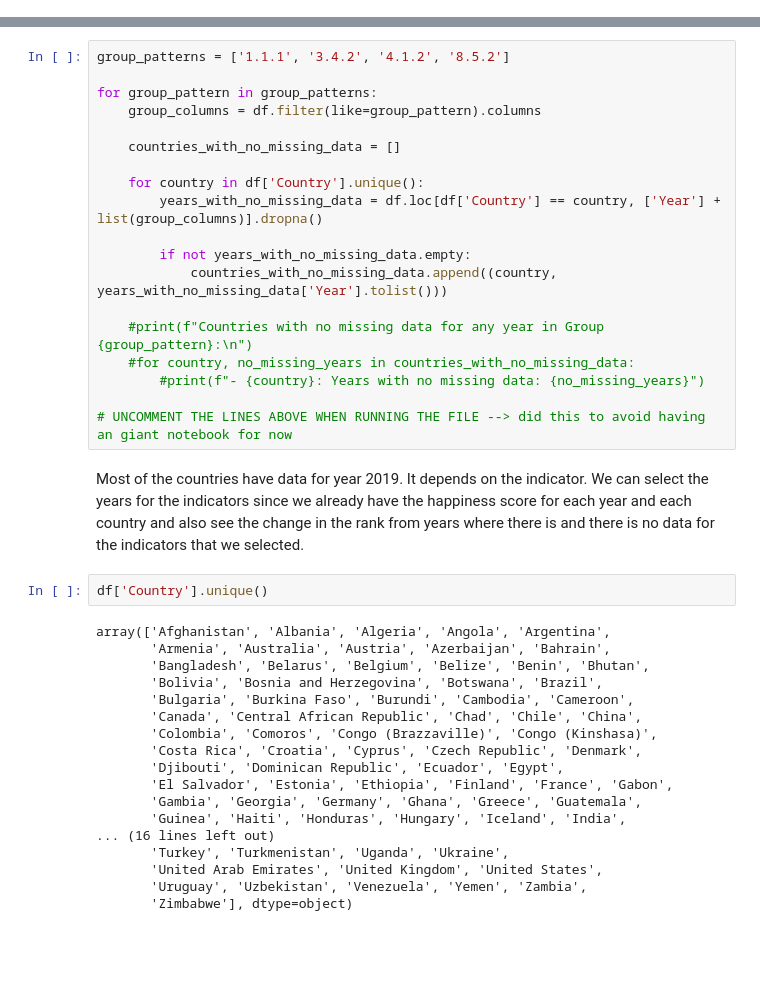
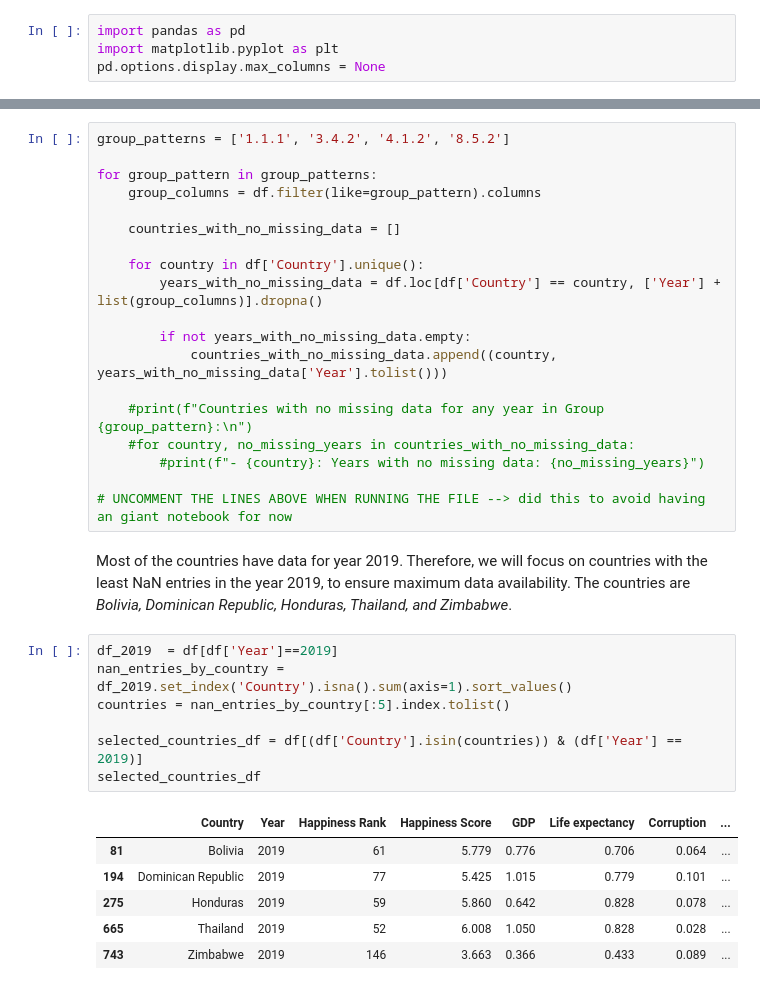
Before and after one commit to lboekestein/DWproject, a Jupyter notebook: src/dataexploring.ipynb, the cells around one changed output, grey strips where cells are left out. Drawn from its saved outputs; the diff is of its cells as text; blank space fills up the shorter version.

Commit message:
Narrowed down countries and year

```diff
--- a/src/dataexploring.ipynb
+++ b/src/dataexploring.ipynb
@@ -7,3 +5,7 @@ import pandas as pd
+# %%
+import pandas as pd
+import matplotlib.pyplot as plt
+pd.options.display.max_columns = None
 # %% [markdown]
 ## Merging happiness datasets from years 2015-2019
 # %% [markdown]
@@ -356,25 +342,19 @@ for group_pattern in group_patterns:
         #print(f"- {country}: Years with no missing data: {no_missing_years}")
 
 # UNCOMMENT THE LINES ABOVE WHEN RUNNING THE FILE --> did this to avoid having an giant notebook for now
-# %% [markdown]
-Most of the countries have data for year 2019. It depends on the indicator. We can select the years for the indicators since we already have the happiness score for each year and each country and also see the change in the rank from years where there is and there is no data for the indicators that we selected.
-# %%
-df['Country'].unique()
-# %% [output]
-array(['Afghanistan', 'Albania', 'Algeria', 'Angola', 'Argentina',
-       'Armenia', 'Australia', 'Austria', 'Azerbaijan', 'Bahrain',
-       'Bangladesh', 'Belarus', 'Belgium', 'Belize', 'Benin', 'Bhutan',
-       'Bolivia', 'Bosnia and Herzegovina', 'Botswana', 'Brazil',
-       'Bulgaria', 'Burkina Faso', 'Burundi', 'Cambodia', 'Cameroon',
-       'Canada', 'Central African Republic', 'Chad', 'Chile', 'China',
-       'Colombia', 'Comoros', 'Congo (Brazzaville)', 'Congo (Kinshasa)',
-       'Costa Rica', 'Croatia', 'Cyprus', 'Czech Republic', 'Denmark',
-       'Djibouti', 'Dominican Republic', 'Ecuador', 'Egypt',
-       'El Salvador', 'Estonia', 'Ethiopia', 'Finland', 'France', 'Gabon',
-       'Gambia', 'Georgia', 'Germany', 'Ghana', 'Greece', 'Guatemala',
-       'Guinea', 'Haiti', 'Honduras', 'Hungary', 'Iceland', 'India',
-... (16 lines left out)
-       'Turkey', 'Turkmenistan', 'Uganda', 'Ukraine',
-       'United Arab Emirates', 'United Kingdom', 'United States',
-       'Uruguay', 'Uzbekistan', 'Venezuela', 'Yemen', 'Zambia',
-       'Zimbabwe'], dtype=object)
+# %% [markdown]
+Most of the countries have data for year 2019. Therefore, we will focus on countries with the least NaN entries in the year 2019, to ensure maximum data availability. The countries are *Bolivia, Dominican Republic, Honduras, Thailand, and Zimbabwe*.
+# %%
+df_2019  = df[df['Year']==2019]
+nan_entries_by_country = df_2019.set_index('Country').isna().sum(axis=1).sort_values()
+countries = nan_entries_by_country[:5].index.tolist()
+
+selected_countries_df = df[(df['Country'].isin(countries)) & (df['Year'] == 2019)]
+selected_countries_df
+# %% [output]
+|  | Country | Year | Happiness Rank | Happiness Score | GDP | Life expectancy | Corruption | ... |
+| 81 | Bolivia | 2019 | 61 | 5.779 | 0.776 | 0.706 | 0.064 | ... |
+| 194 | Dominican Republic | 2019 | 77 | 5.425 | 1.015 | 0.779 | 0.101 | ... |
+| 275 | Honduras | 2019 | 59 | 5.860 | 0.642 | 0.828 | 0.078 | ... |
+| 665 | Thailand | 2019 | 52 | 6.008 | 1.050 | 0.828 | 0.028 | ... |
+| 743 | Zimbabwe | 2019 | 146 | 3.663 | 0.366 | 0.433 | 0.089 | ... |
```
Also changed, not shown: parts of 8 cells of this notebook.
